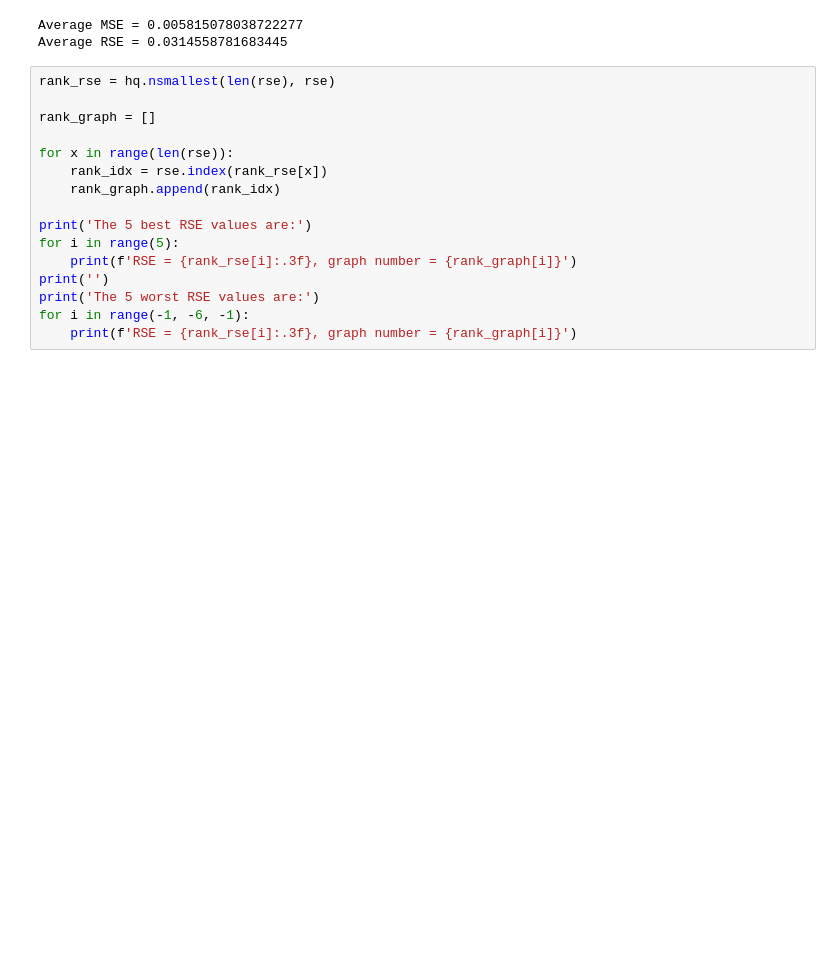
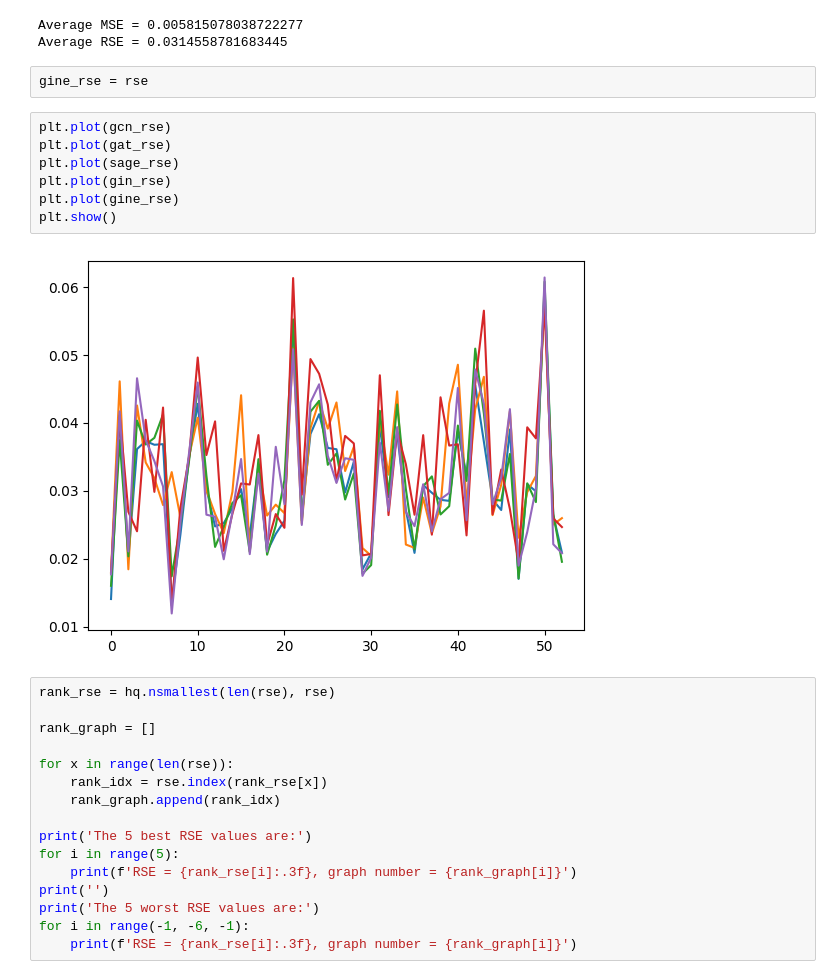
Before and after one commit to sam-j-hall/GNN-XAS-GO, a Jupyter notebook: GNN/test_gnn.ipynb, the cells around one changed output. Cells and saved outputs as stored; diff of their text form; blank space fills up the shorter version.

```diff
--- a/GNN/test_gnn.ipynb
+++ b/GNN/test_gnn.ipynb
@@ -89,6 +89,17 @@ print(f'Average RSE = {ave_rse}')
 # %% [output]
 Average MSE = 0.005815078038722277
 Average RSE = 0.0314558781683445
+# %%
+gine_rse = rse
+# %%
+plt.plot(gcn_rse)
+plt.plot(gat_rse)
+plt.plot(sage_rse)
+plt.plot(gin_rse)
+plt.plot(gine_rse)
+plt.show()
+# %% [output]
+[figure, added]
 # %%
 rank_rse = hq.nsmallest(len(rse), rse)
 
```
Also changed, not shown: parts of 5 cells of this notebook, 2 other files.
